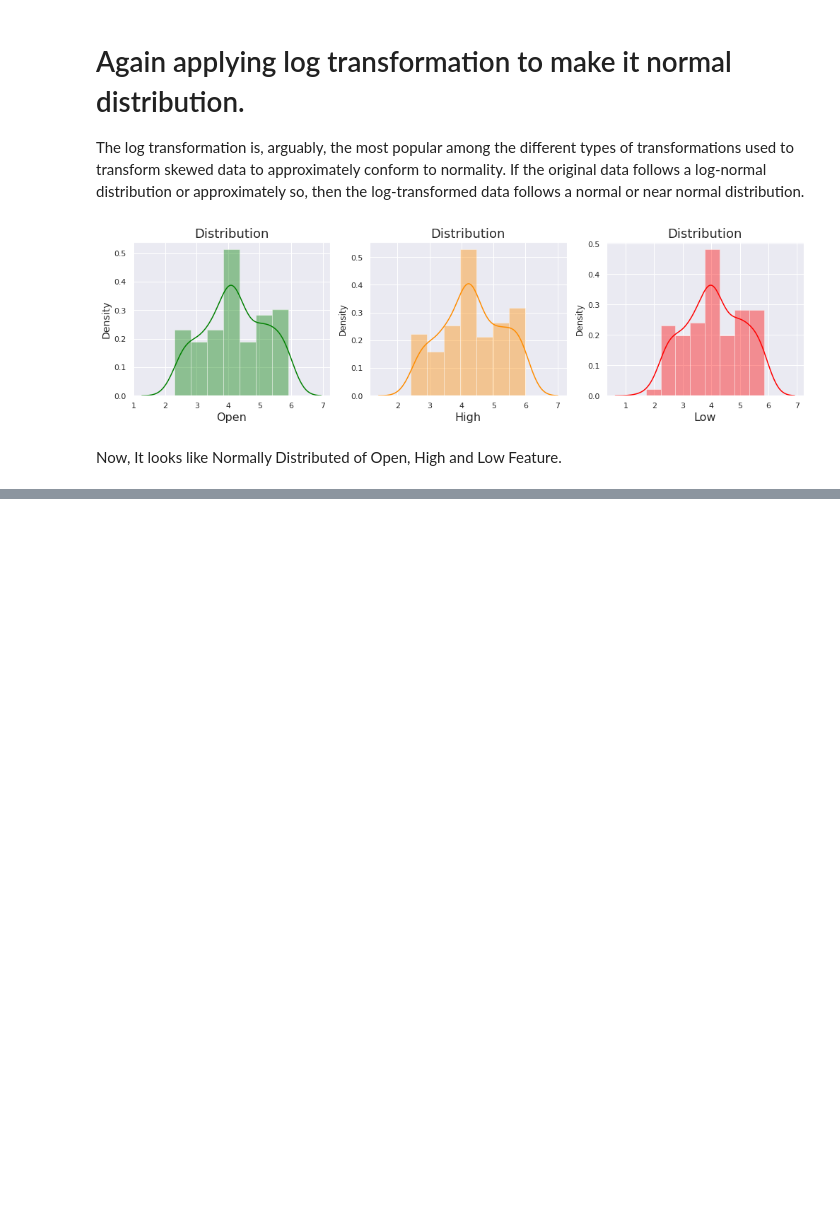
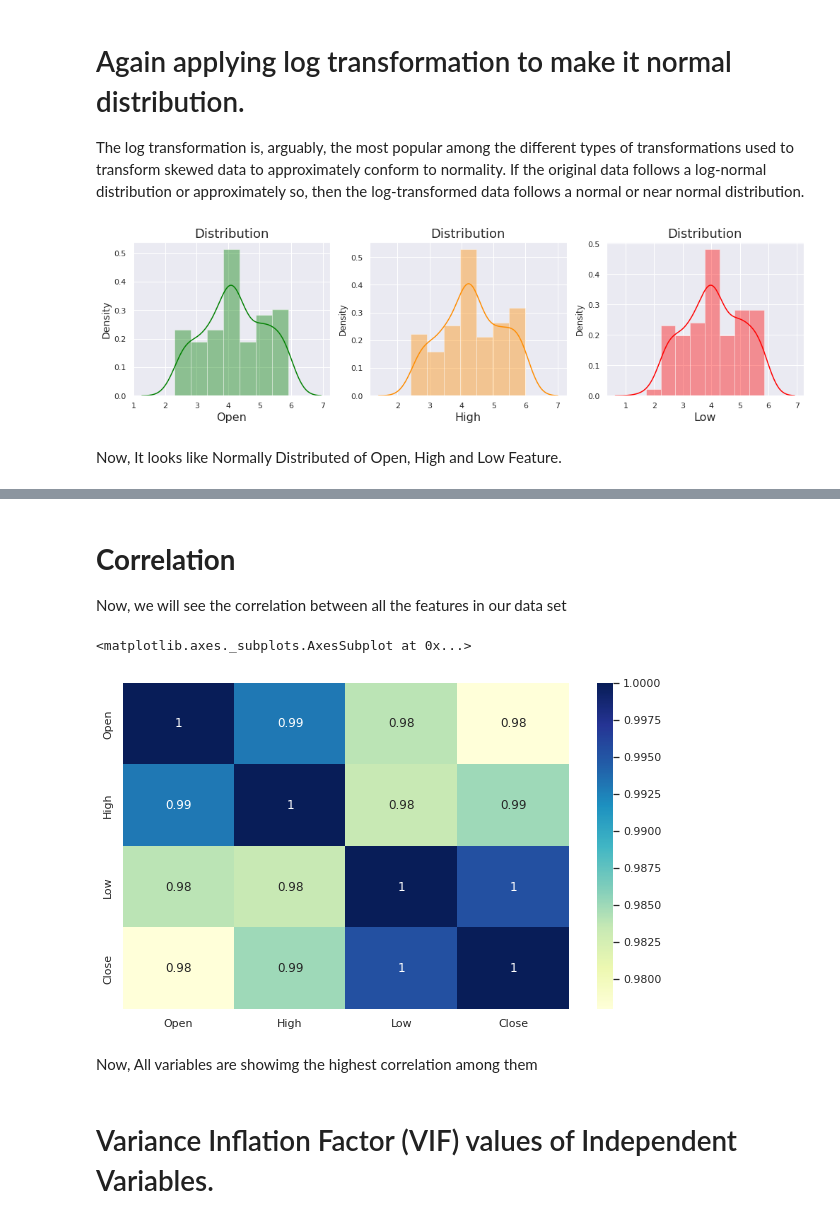
Before and after one commit to DrBharathiTC/Yesbankstockpriceprediction, a Jupyter notebook: Yes_Bank_Stock_Closing_Price_Prediction.ipynb, the cells around one changed output, grey strips where cells are left out. Drawn from its saved outputs; the diff is of its cells as text; code cells hidden in the pictures; blank space fills up the shorter version.

```diff
--- a/Yes_Bank_Stock_Closing_Price_Prediction.ipynb
+++ b/Yes_Bank_Stock_Closing_Price_Prediction.ipynb
@@ -299,0 +327,16 @@ Now, It looks like Normally Distributed of Open, High and Low Feature.
+# %% [markdown]
+# **Correlation**
+Now, we will see the correlation between all the features in our data set
+# %%
+# let's find all feature's correlation with Heatmap
+# correlation
+plt.figure(figsize=(10,6))
+correlation = YBCPP.corr()
+sns.heatmap(abs(correlation), annot = True, cmap='YlGnBu')
+# %% [output]
+<matplotlib.axes._subplots.AxesSubplot at 0x...>
+[figure, added]
+# %% [markdown]
+Now, All variables are showimg the highest correlation among them
+# %% [markdown]
+# Variance Inflation Factor (VIF) values of Independent Variables.
```
Also changed, not shown: parts of 95 cells of this notebook.
